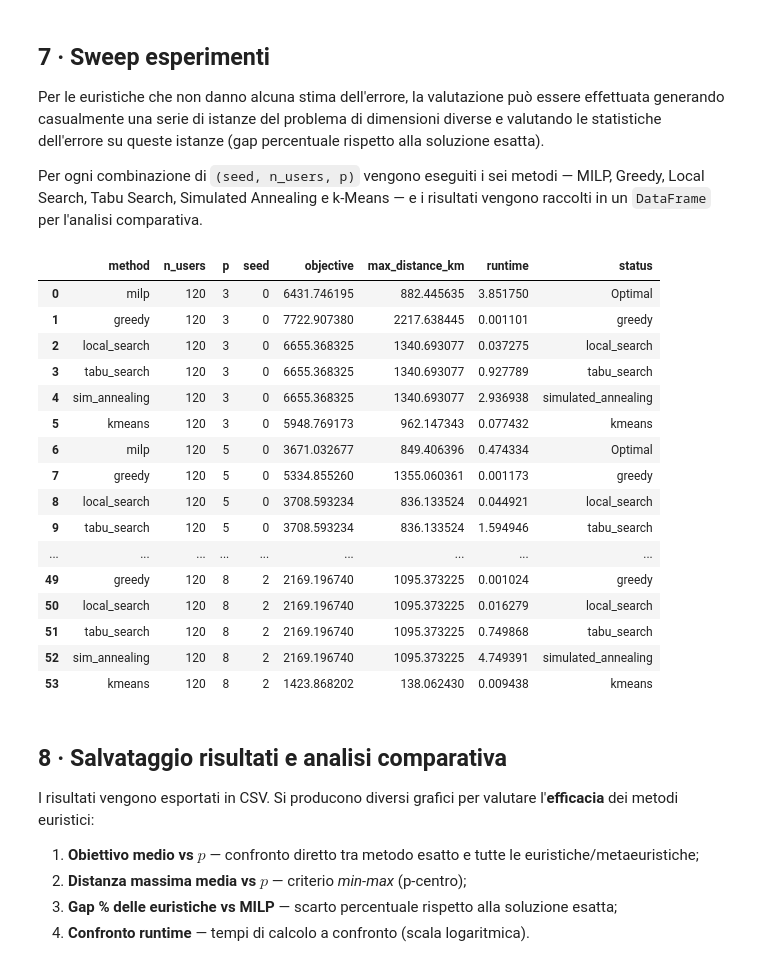
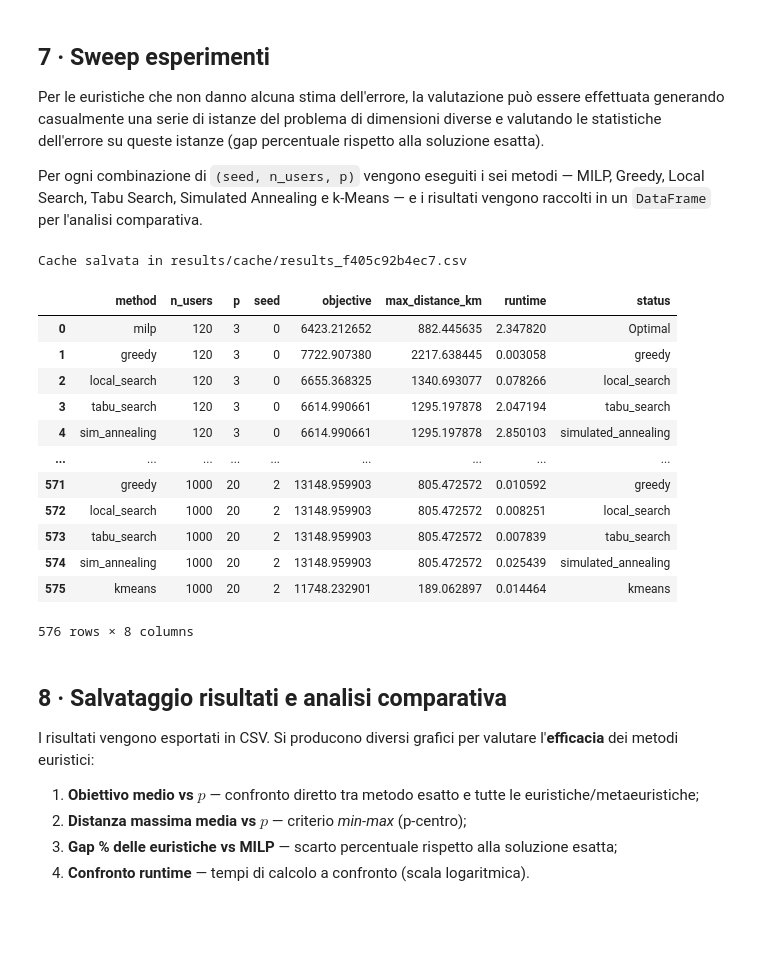
Before and after one commit to Leonard2310/pop-capacitated-pmedian, a Jupyter notebook: experiments.ipynb, the cells around one changed output. Drawn from its saved outputs; the diff is of its cells as text; code cells hidden in the pictures; blank space fills up the shorter version.

```diff
--- a/experiments.ipynb
+++ b/experiments.ipynb
@@ -46,8 +48,8 @@ I dati di input — **anchor delle città utente** e **candidati PoP** — vengo
 # %%
 # ── Parametri sperimentali ──────────────────────────────────────────
 CONFIG = {
-    'n_users': [120],                          # dimensioni delle istanze (nodi di domanda)
-    'p_values': [3, 5, 8],                     # numero di centri di servizio da aprire
+    'n_users': [120, 300, 600, 1000],          # dimensioni delle istanze (nodi di domanda)
+    'p_values': [3, 5, 8, 10, 13, 15, 18, 20], # numero di centri di servizio da aprire
     'seeds': [0, 1, 2],                        # seed per riproducibilità
     'latency_per_km_ms': 0.02,                 # componente latenza del costo di afferenza
     'cost_per_km_eur': 0.03,                   # componente economica del costo di afferenza
@@ -62,6 +64,11 @@ CONFIG = {
     'kmeans': {                                # parametri baseline k-Means
         'max_iter': 50,
         'n_init': 3,
+    },
+    'cache': {                                 # caching risultati
+        'use_cache': True,                      # usa CSV se presente
+        'force_recompute': False,               # ignora cache e ricalcola
+        'dir': 'results/cache',                 # cartella cache
     },
 }
 
@@ -963,6 +970,8 @@ def run_sweep() -> pd.DataFrame:
         DataFrame con una riga per ogni (metodo, n_users, p, seed).
     """
     rows: list[dict] = []
+    total = len(CONFIG['seeds']) * len(CONFIG['n_users']) * len(CONFIG['p_values'])
+    pbar = tqdm(total=total, desc='run_sweep', unit='comb')
 
     for seed in CONFIG['seeds']:
         for n_users in CONFIG['n_users']:
@@ -1063,50 +1072,72 @@ def run_sweep() -> pd.DataFrame:
                 rows.append({
                     'method': 'sim_annealing',
                     'n_users': n_users,
                     'p': p,
                     'seed': seed,
                     'objective': sa['objective'],
                     'max_distance_km': max_dist_sa,
                     'runtime': sa['runtime'],
                     'status': sa['status'],
                 })
 
                 # ── k-Means — baseline centroidi immaginari ───
                 km = kmeans_baseline(coords, demands, p, seed)
                 rows.append({
                     'method': 'kmeans',
                     'n_users': n_users,
                     'p': p,
                     'seed': seed,
                     'objective': km['objective'],
                     'max_distance_km': km['max_distance_km'],
                     'runtime': km['runtime'],
                     'status': km['status'],
                 })
 
+                pbar.update(1)
+
+    pbar.close()
     return pd.DataFrame(rows)
 
 
-results_df = run_sweep()
+cache_cfg = CONFIG.get('cache', {})
+use_cache = cache_cfg.get('use_cache', False)
+force_recompute = cache_cfg.get('force_recompute', False)
+cache_dir = Path(cache_cfg.get('dir', 'results/cache'))
+cache_dir.mkdir(parents=True, exist_ok=True)
+
+def _cache_key() -> str:
+    payload = {
+        'CONFIG': CONFIG,
+        'USER_ANCHORS': USER_ANCHORS,
+        'POP_CANDIDATES': POP_CANDIDATES,
+    }
+    blob = json.dumps(payload, sort_keys=True).encode('utf-8')
+    return hashlib.sha256(blob).hexdigest()[:12]
+
+cache_path = cache_dir / f"results_{_cache_key()}.csv"
+if use_cache and cache_path.exists() and not force_recompute:
+    results_df = pd.read_csv(cache_path)
+    print(f"Cache caricata da {cache_path}")
+else:
+    results_df = run_sweep()
+    results_df.to_csv(cache_path, index=False)
+    print(f"Cache salvata in {cache_path}")
 results_df
 # %% [output]
+Cache salvata in results/cache/results_f405c92b4ec7.csv
 |  | method | n_users | p | seed | objective | max_distance_km | runtime | status |
-| 0 | milp | 120 | 3 | 0 | 6431.746195 | 882.445635 | 3.851750 | Optimal |
-| 1 | greedy | 120 | 3 | 0 | 7722.907380 | 2217.638445 | 0.001101 | greedy |
-| 2 | local_search | 120 | 3 | 0 | 6655.368325 | 1340.693077 | 0.037275 | local_search |
-| 3 | tabu_search | 120 | 3 | 0 | 6655.368325 | 1340.693077 | 0.927789 | tabu_search |
-| 4 | sim_annealing | 120 | 3 | 0 | 6655.368325 | 1340.693077 | 2.936938 | simulated_annealing |
-| 5 | kmeans | 120 | 3 | 0 | 5948.769173 | 962.147343 | 0.077432 | kmeans |
-| 6 | milp | 120 | 5 | 0 | 3671.032677 | 849.406396 | 0.474334 | Optimal |
-| 7 | greedy | 120 | 5 | 0 | 5334.855260 | 1355.060361 | 0.001173 | greedy |
-| 8 | local_search | 120 | 5 | 0 | 3708.593234 | 836.133524 | 0.044921 | local_search |
-| 9 | tabu_search | 120 | 5 | 0 | 3708.593234 | 836.133524 | 1.594946 | tabu_search |
+| 0 | milp | 120 | 3 | 0 | 6423.212652 | 882.445635 | 2.347820 | Optimal |
+| 1 | greedy | 120 | 3 | 0 | 7722.907380 | 2217.638445 | 0.003058 | greedy |
+| 2 | local_search | 120 | 3 | 0 | 6655.368325 | 1340.693077 | 0.078266 | local_search |
+| 3 | tabu_search | 120 | 3 | 0 | 6614.990661 | 1295.197878 | 2.047194 | tabu_search |
+| 4 | sim_annealing | 120 | 3 | 0 | 6614.990661 | 1295.197878 | 2.850103 | simulated_annealing |
 | ... | ... | ... | ... | ... | ... | ... | ... | ... |
-| 49 | greedy | 120 | 8 | 2 | 2169.196740 | 1095.373225 | 0.001024 | greedy |
-| 50 | local_search | 120 | 8 | 2 | 2169.196740 | 1095.373225 | 0.016279 | local_search |
-| 51 | tabu_search | 120 | 8 | 2 | 2169.196740 | 1095.373225 | 0.749868 | tabu_search |
-| 52 | sim_annealing | 120 | 8 | 2 | 2169.196740 | 1095.373225 | 4.749391 | simulated_annealing |
-| 53 | kmeans | 120 | 8 | 2 | 1423.868202 | 138.062430 | 0.009438 | kmeans |
+| 571 | greedy | 1000 | 20 | 2 | 13148.959903 | 805.472572 | 0.010592 | greedy |
+| 572 | local_search | 1000 | 20 | 2 | 13148.959903 | 805.472572 | 0.008251 | local_search |
+| 573 | tabu_search | 1000 | 20 | 2 | 13148.959903 | 805.472572 | 0.007839 | tabu_search |
+| 574 | sim_annealing | 1000 | 20 | 2 | 13148.959903 | 805.472572 | 0.025439 | simulated_annealing |
+| 575 | kmeans | 1000 | 20 | 2 | 11748.232901 | 189.062897 | 0.014464 | kmeans |
+576 rows × 8 columns
 # %% [markdown]
 ## 8 · Salvataggio risultati e analisi comparativa
 
```
Also changed, not shown: parts of 7 cells of this notebook, 5 other files.
